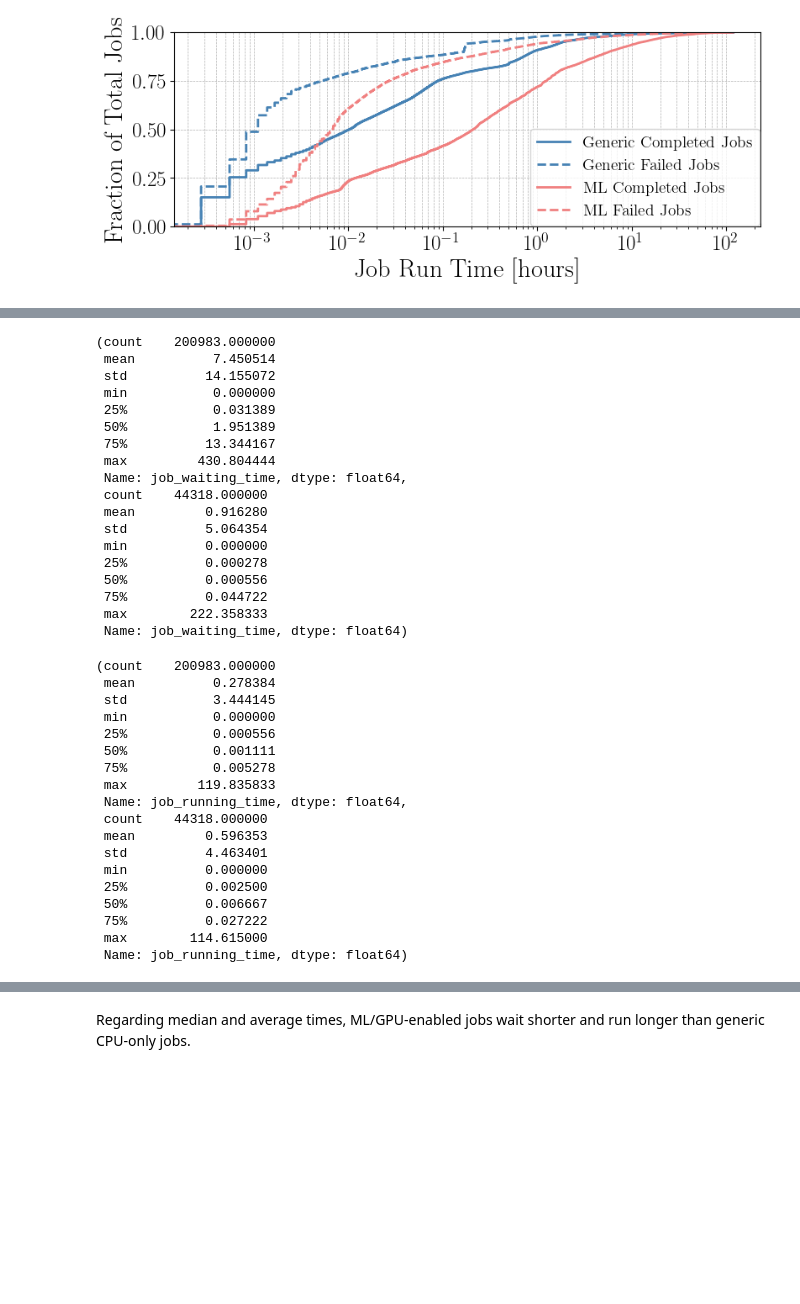
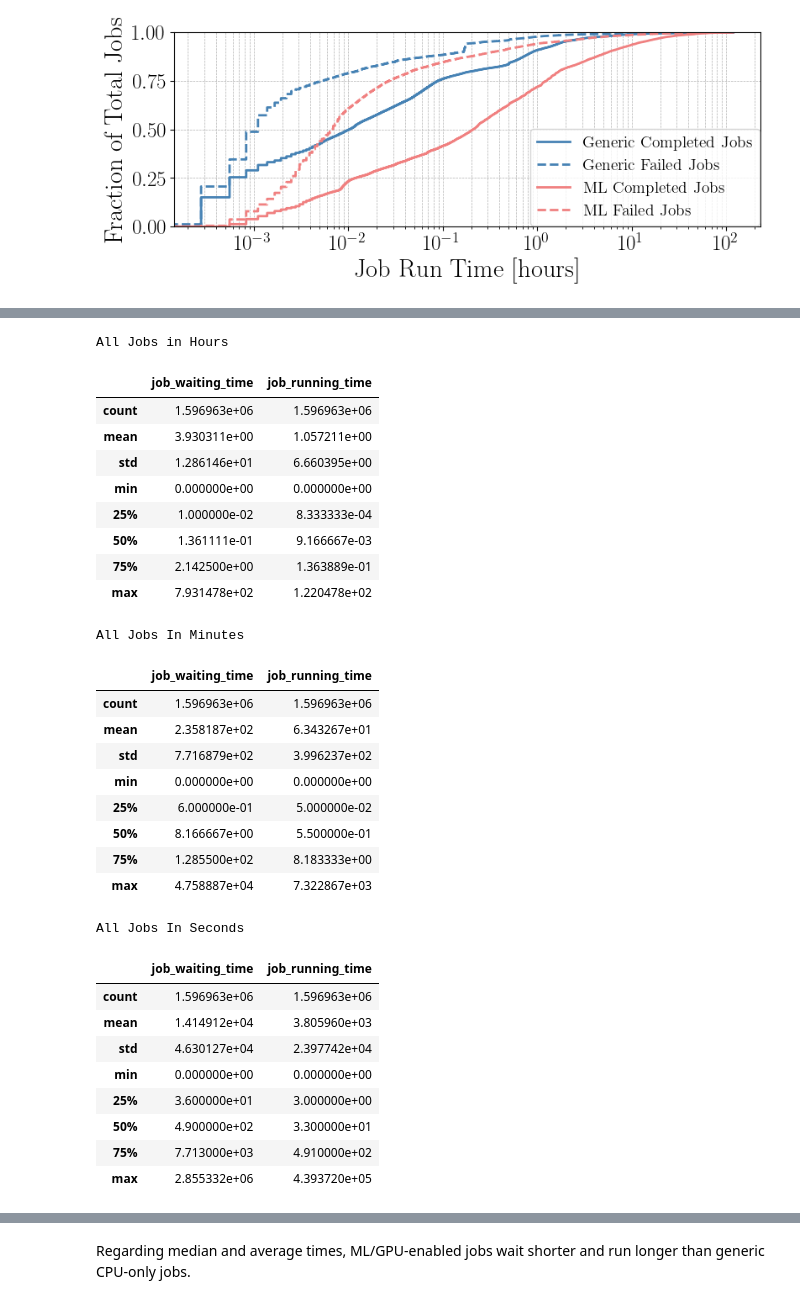
Before and after one commit to atlarge-research/2024-icpads-hpc-workload-characterization, a Jupyter notebook: 5b_job_wait_and_run_time.ipynb, the cells around one changed output, grey strips where cells are left out. Saved outputs shown, nothing was run; the diff lists cells and outputs as text; code cells hidden in the pictures; blank space fills up the shorter version.

```diff
--- a/5b_job_wait_and_run_time.ipynb
+++ b/5b_job_wait_and_run_time.ipynb
@@ -178,42 +122,0 @@ df_slurm_gpu['job_waiting_time'].describe(), df_slurm_gpu['job_running_time'].de
-# %%
-df_slurm_non_gpu_failed['job_waiting_time'].describe(), df_slurm_gpu_failed['job_waiting_time'].describe()
-# %% [output]
-(count    200983.000000
- mean          7.450514
- std          14.155072
- min           0.000000
- 25%           0.031389
- 50%           1.951389
- 75%          13.344167
- max         430.804444
- Name: job_waiting_time, dtype: float64,
- count    44318.000000
- mean         0.916280
- std          5.064354
- min          0.000000
- 25%          0.000278
- 50%          0.000556
- 75%          0.044722
- max        222.358333
- Name: job_waiting_time, dtype: float64)
-# %%
-df_slurm_non_gpu_failed['job_running_time'].describe(), df_slurm_gpu_failed['job_running_time'].describe()
-# %% [output]
-(count    200983.000000
- mean          0.278384
- std           3.444145
- min           0.000000
- 25%           0.000556
- 50%           0.001111
- 75%           0.005278
- max         119.835833
- Name: job_running_time, dtype: float64,
- count    44318.000000
- mean         0.596353
- std          4.463401
- min          0.000000
- 25%          0.002500
- 50%          0.006667
- 75%          0.027222
- max        114.615000
- Name: job_running_time, dtype: float64)
@@ -219,0 +126,38 @@ df_slurm_non_gpu_failed['job_running_time'].describe(), df_slurm_gpu_failed['job
+# %%
+print('All Jobs in Hours')
+display(df_slurm_pd[['job_waiting_time', 'job_running_time']].describe())
+print('All Jobs In Minutes')
+display((df_slurm_pd[['job_waiting_time', 'job_running_time']]*60).describe())
+print('All Jobs In Seconds')
+display((df_slurm_pd[['job_waiting_time', 'job_running_time']]*60*60).describe())
+# %% [output]
+All Jobs in Hours
+|  | job_waiting_time | job_running_time |
+| count | 1.596963e+06 | 1.596963e+06 |
+| mean | 3.930311e+00 | 1.057211e+00 |
+| std | 1.286146e+01 | 6.660395e+00 |
+| min | 0.000000e+00 | 0.000000e+00 |
+| 25% | 1.000000e-02 | 8.333333e-04 |
+| 50% | 1.361111e-01 | 9.166667e-03 |
+| 75% | 2.142500e+00 | 1.363889e-01 |
+| max | 7.931478e+02 | 1.220478e+02 |
+All Jobs In Minutes
+|  | job_waiting_time | job_running_time |
+| count | 1.596963e+06 | 1.596963e+06 |
+| mean | 2.358187e+02 | 6.343267e+01 |
+| std | 7.716879e+02 | 3.996237e+02 |
+| min | 0.000000e+00 | 0.000000e+00 |
+| 25% | 6.000000e-01 | 5.000000e-02 |
+| 50% | 8.166667e+00 | 5.500000e-01 |
+| 75% | 1.285500e+02 | 8.183333e+00 |
+| max | 4.758887e+04 | 7.322867e+03 |
+All Jobs In Seconds
+|  | job_waiting_time | job_running_time |
+| count | 1.596963e+06 | 1.596963e+06 |
+| mean | 1.414912e+04 | 3.805960e+03 |
+| std | 4.630127e+04 | 2.397742e+04 |
+| min | 0.000000e+00 | 0.000000e+00 |
+| 25% | 3.600000e+01 | 3.000000e+00 |
+| 50% | 4.900000e+02 | 3.300000e+01 |
+| 75% | 7.713000e+03 | 4.910000e+02 |
+| max | 2.855332e+06 | 4.393720e+05 |
```
Also changed, not shown: parts of 15 cells of this notebook, 13 other files.
